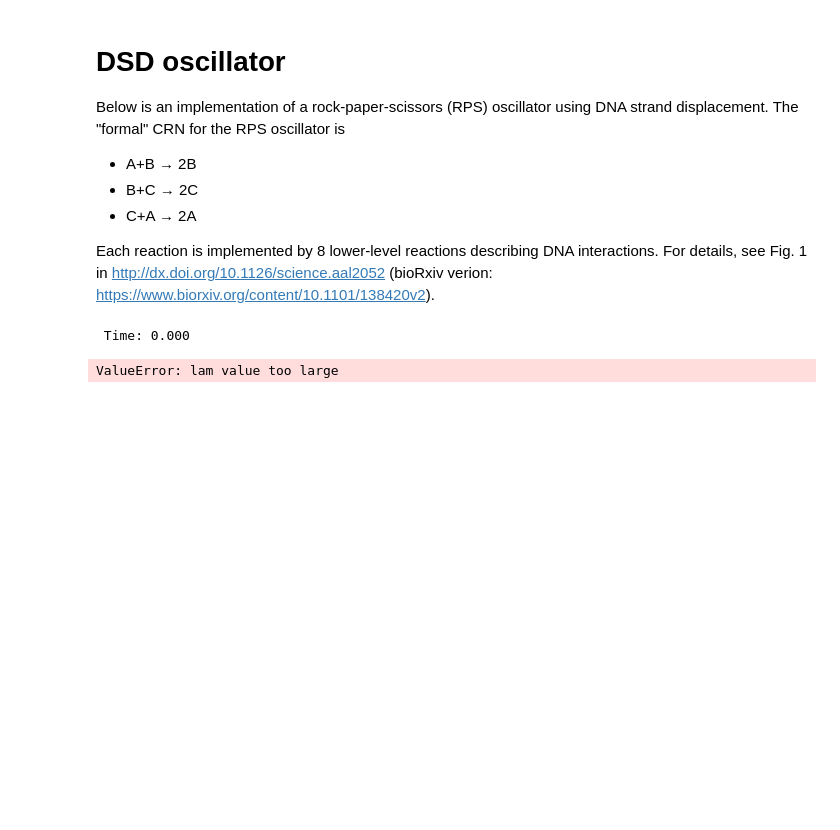
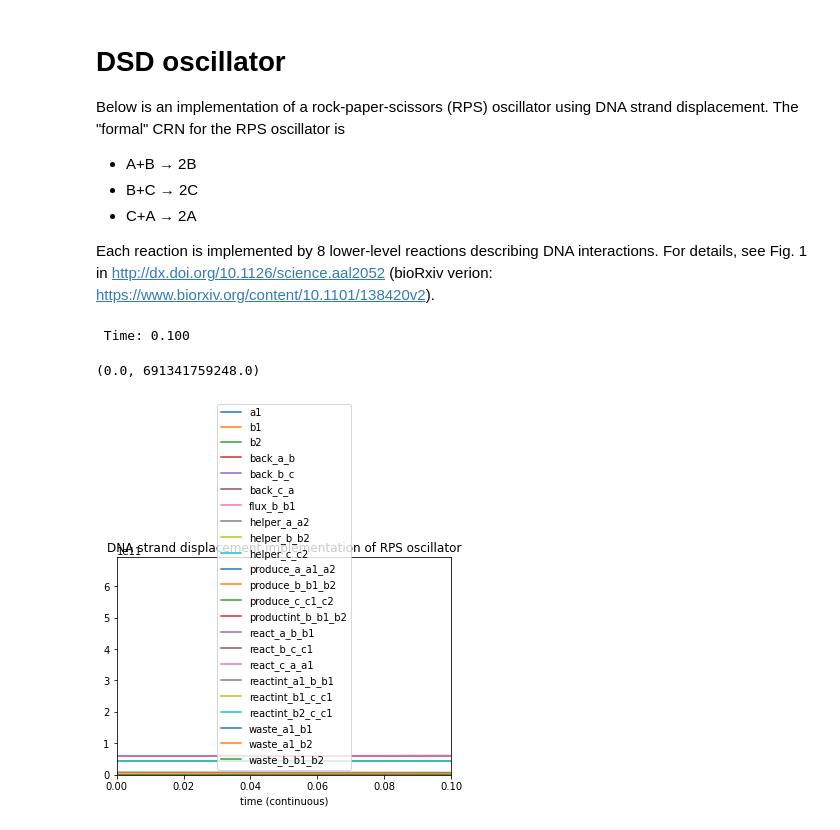
Before and after one commit to UC-Davis-molecular-computing/ppsim, a Jupyter notebook: examples/crn.ipynb, the cells around one changed output. Cells and saved outputs as stored; diff of their text form; code cells hidden in the pictures; blank space fills up the shorter version.

```diff
--- a/examples/crn.ipynb
+++ b/examples/crn.ipynb
@@ -150,7 +150,7 @@ all_species = signal_species + \
               produceint_species + \
               waste_species
 # %%
-from ppsim import Simulation
+from ppsim import Simulation, RateConstantUnits, concentration_to_count
 
 uL = 10 ** -6  # 1 uL (microliter)
 nM = 10 ** -9  # 1 nM (nanomolar)
@@ -173,33 +173,34 @@ produce_conc = 100 * nM
 a1_conc = 13 * nM
 b1_conc = 10 * nM
 
 react_count = concentration_to_count(react_conc, vol)
 back_count = concentration_to_count(back_conc, vol)
 helper_count = concentration_to_count(helper_conc, vol)
 produce_count = concentration_to_count(produce_conc, vol)
 a1_count = concentration_to_count(a1_conc, vol)
 b1_count = concentration_to_count(b1_conc, vol)
 
 init_config_react = {specie: react_count for specie in react_species}
 init_config_back = {specie: back_count for specie in back_species}
 init_config_helper = {specie: helper_count for specie in helper_species}
 init_config_produce = {specie: produce_count for specie in produce_species}
 
 init_config = {a1: a1_count, b1: b1_count}
 init_config.update(init_config_react)
 init_config.update(init_config_back)
 init_config.update(init_config_helper)
 init_config.update(init_config_produce)
 
 volume_for_simulation = 1 if unit_rate_constants else vol
 # volume_for_simulation = concentration_to_count(1, vol)
 sim = Simulation(init_config=init_config, rule=all_rps_dsd_rxns, volume=volume_for_simulation)
 # return sim
-sim.run(history_interval=0.001, run_until=0.01)
+sim.run(history_interval=0.01, run_until=0.1)
 sim.history.plot()
 plt.title('DNA strand displacement implementation of RPS oscillator')
 plt.xlim(0, sim.times[-1])
 plt.ylim(0, sim.n)
 # %% [output]
- Time: 0.000
+ Time: 0.100
-ValueError: lam value too large
+(0.0, 691341759248.0)
+[figure, added]
```
